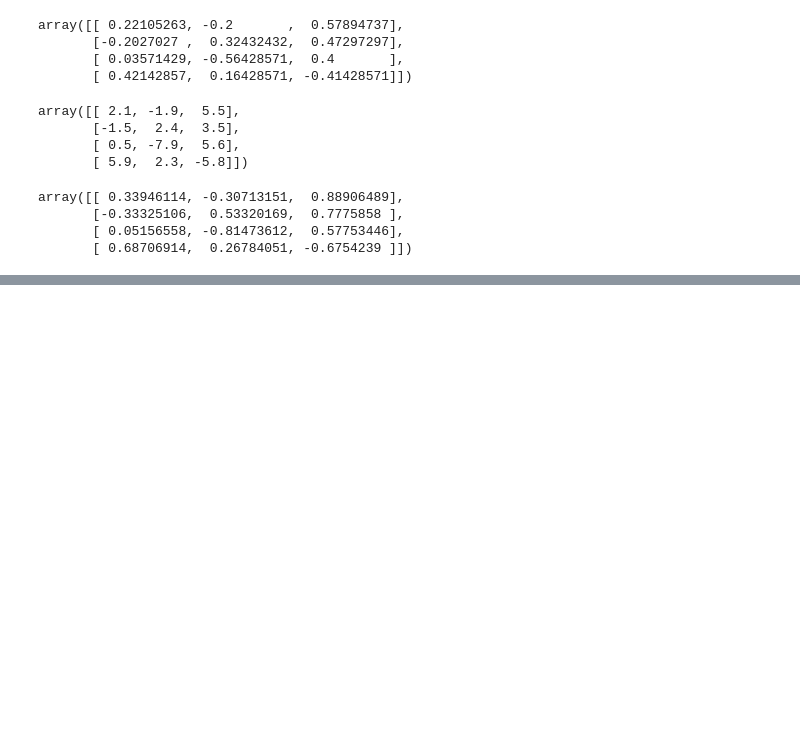
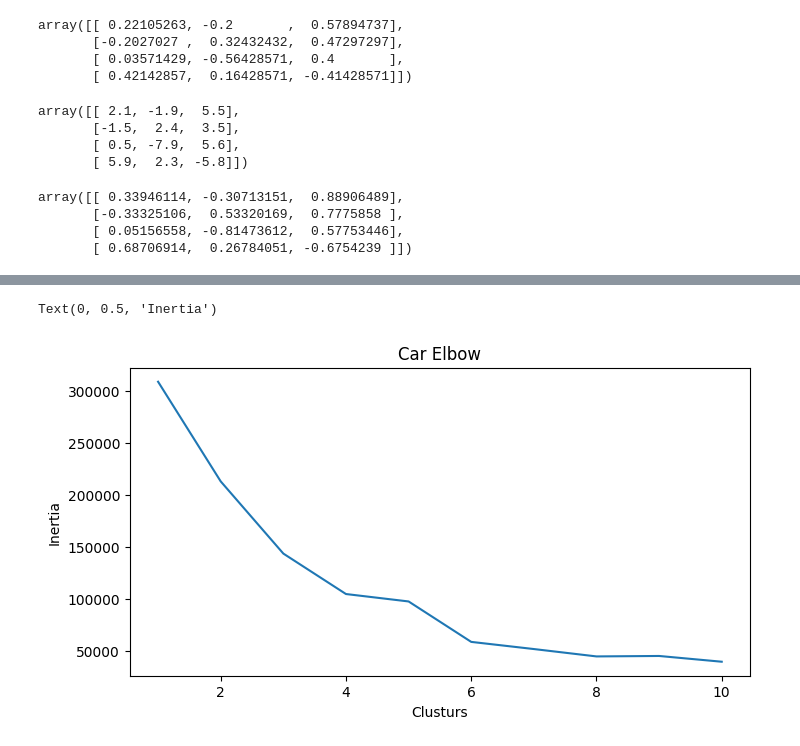
Before and after one commit to mrqom/dataexpert_a_qomar, a Jupyter notebook: Latihan Data Preparation.ipynb, the cells around one changed output, grey strips where cells are left out. Saved outputs shown, nothing was run; the diff lists cells and outputs as text; code cells hidden in the pictures; blank space fills up the shorter version.

```diff
--- a/Latihan Data Preparation.ipynb
+++ b/Latihan Data Preparation.ipynb
@@ -115,0 +341,6 @@ random_state tidak ditentukan
+# %%
+import pandas as pd
+import io
+
+df = pd.read_csv(io.BytesIO(uploaded['Mall_Customers.csv']))
+df.head(3)
@@ -115,0 +352,8 @@ random_state tidak ditentukan
+# %%
+df = df.rename(columns={'Gender': 'gender',
+                        'Age': 'age',
+                        'Annual Income (k$)': 'annual_income',
+                        'Spending Score (1-100)': 'spending_score'})
+#
+df['gender'].replace(['Female', 'Melae'], [0,1], inplace=True)
+df.head()
@@ -115,0 +373,2 @@ random_state tidak ditentukan
+# %%
+X = df.drop(['CustomerID', 'gender'], axis=1)
@@ -115,0 +377,6 @@ random_state tidak ditentukan
+# %%
+#
+cluster = []
+for i in range(1,11):
+  km = KMeans(n_clusters=i).fit(X)
+  cluster.append(km.inertia_)
@@ -115,0 +387,9 @@ random_state tidak ditentukan
+# %%
+fig, ax = plt.subplots(figsize=(8,4))
+sns.lineplot(x=list(range(1, 11)), y=cluster, ax=ax)
+ax.set_title('Car Elbow')
+ax.set_xlabel('Clusturs')
+ax.set_ylabel('Inertia')
+# %% [output]
+Text(0, 0.5, 'Inertia')
+[figure, added]
```
Also changed, not shown: parts of 35 cells of this notebook.
